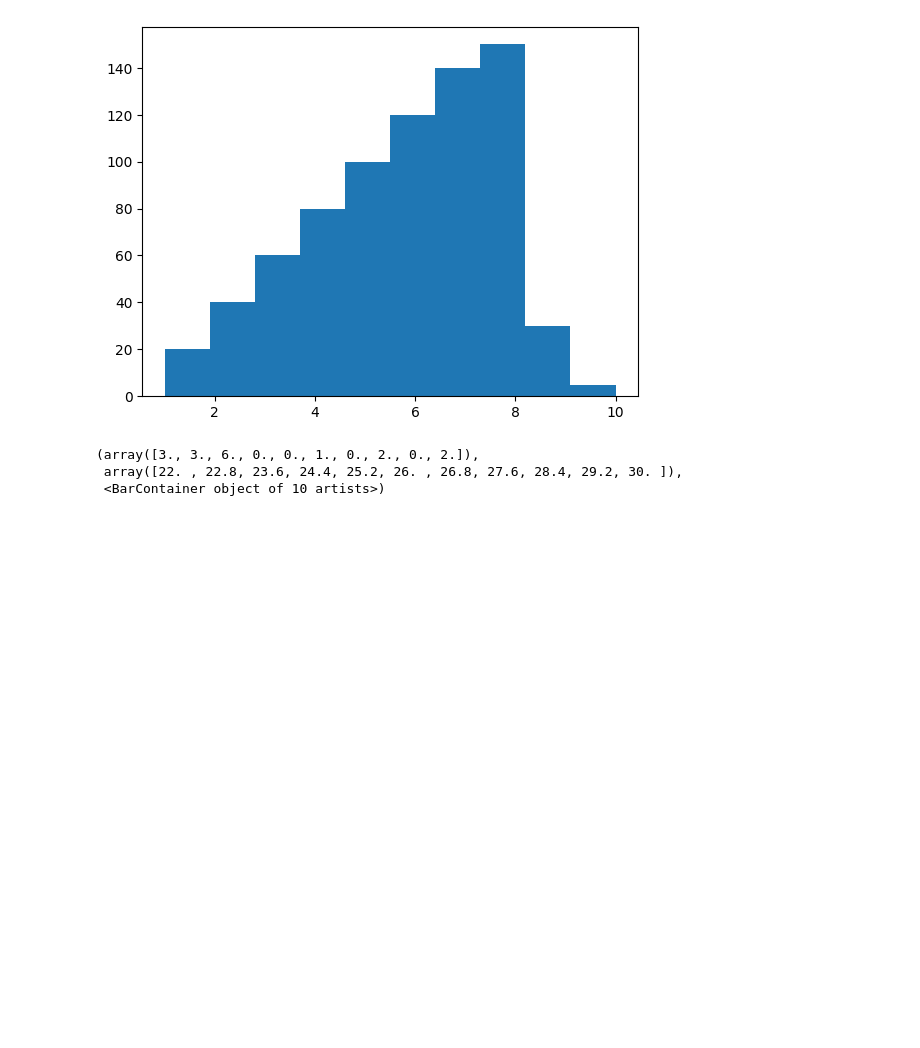
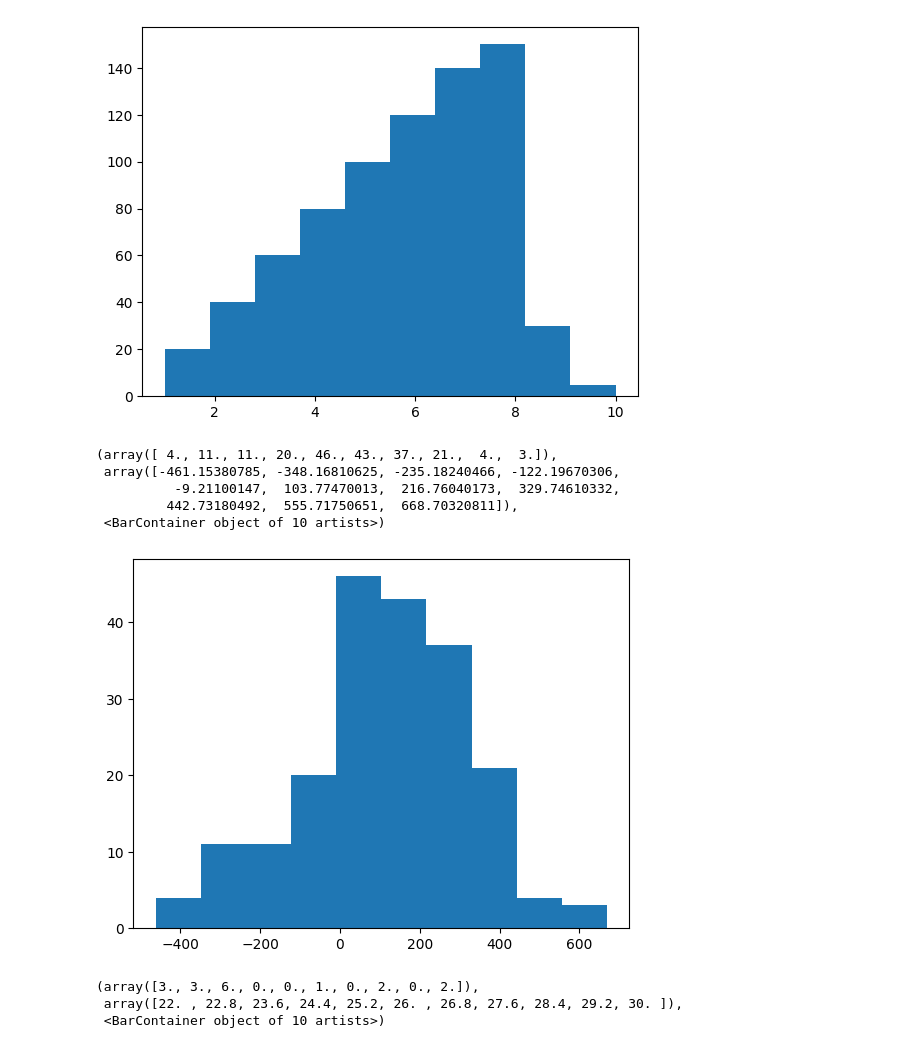
Before and after one commit to AayushParab44/Advanced_Statistics, a Jupyter notebook: day7_skewedness_kurtosis.ipynb, the cells around one changed output. Saved outputs shown, nothing was run; the diff lists cells and outputs as text; code cells hidden in the pictures; blank space fills up the shorter version.

```diff
--- a/day7_skewedness_kurtosis.ipynb
+++ b/day7_skewedness_kurtosis.ipynb
@@ -23,6 +23,16 @@ plt.hist(x2)
  array([ 1. ,  1.9,  2.8,  3.7,  4.6,  5.5,  6.4,  7.3,  8.2,  9.1, 10. ]),
  <BarContainer object of 10 artists>)
 [figure]
+# %%
+norm=np.random.normal(100,200,200)
+plt.hist(norm)  #normal distribution
+# %% [output]
+(array([ 4., 11., 11., 20., 46., 43., 37., 21.,  4.,  3.]),
+ array([-461.15380785, -348.16810625, -235.18240466, -122.19670306,
+          -9.21100147,  103.77470013,  216.76040173,  329.74610332,
+         442.73180492,  555.71750651,  668.70320811]),
+ <BarContainer object of 10 artists>)
+[figure, added]
 # %%
 xn=np.array([22,22,23,24,23,24,24,24,24,23,22,24,28,26,28,30,30])
 plt.hist(xn)
```
Also changed, not shown: parts of 5 cells of this notebook, 1 other file.
